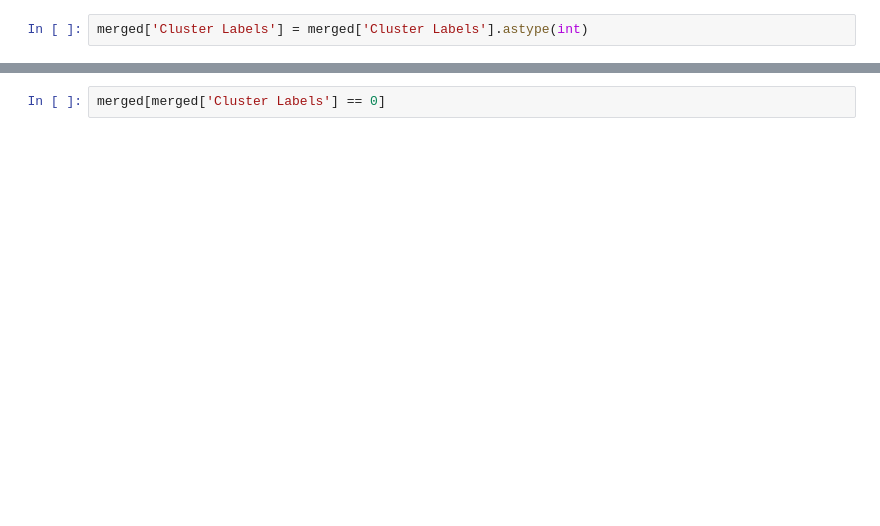
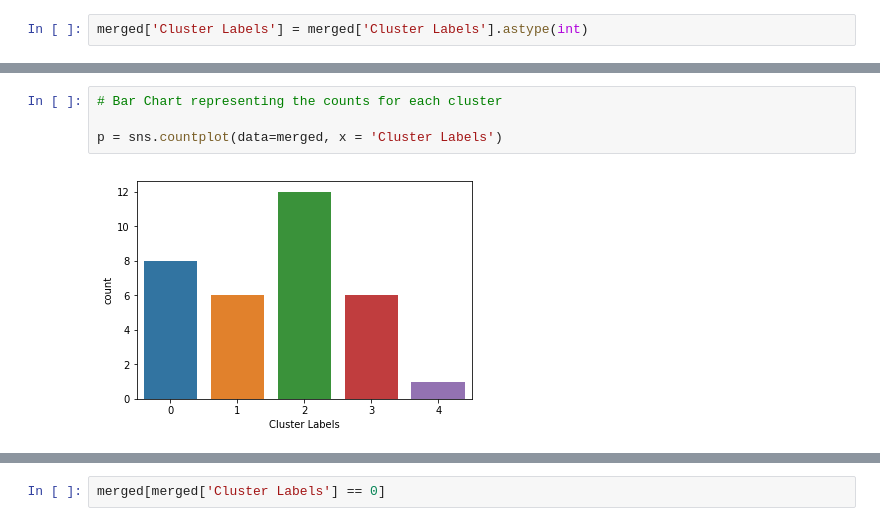
Before and after one commit to llnastyall/Coursera_Capstone, a Jupyter notebook: The Battle of Neighborhoods Code.ipynb, the cells around one changed output, grey strips where cells are left out. Drawn from its saved outputs; the diff is of its cells as text; blank space fills up the shorter version.

```diff
--- a/The Battle of Neighborhoods Code.ipynb
+++ b/The Battle of Neighborhoods Code.ipynb
@@ -407,0 +389,6 @@ map_clusters
+# %%
+# Bar Chart representing the counts for each cluster
+
+p = sns.countplot(data=merged, x = 'Cluster Labels')
+# %% [output]
+[figure, added]
```
Also changed, not shown: parts of 55 cells of this notebook.
